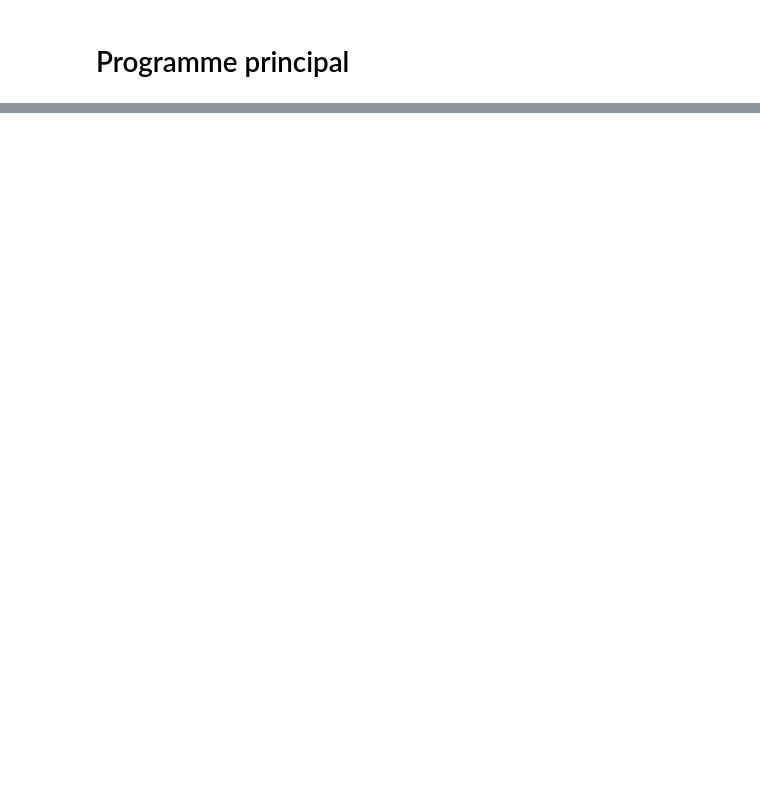
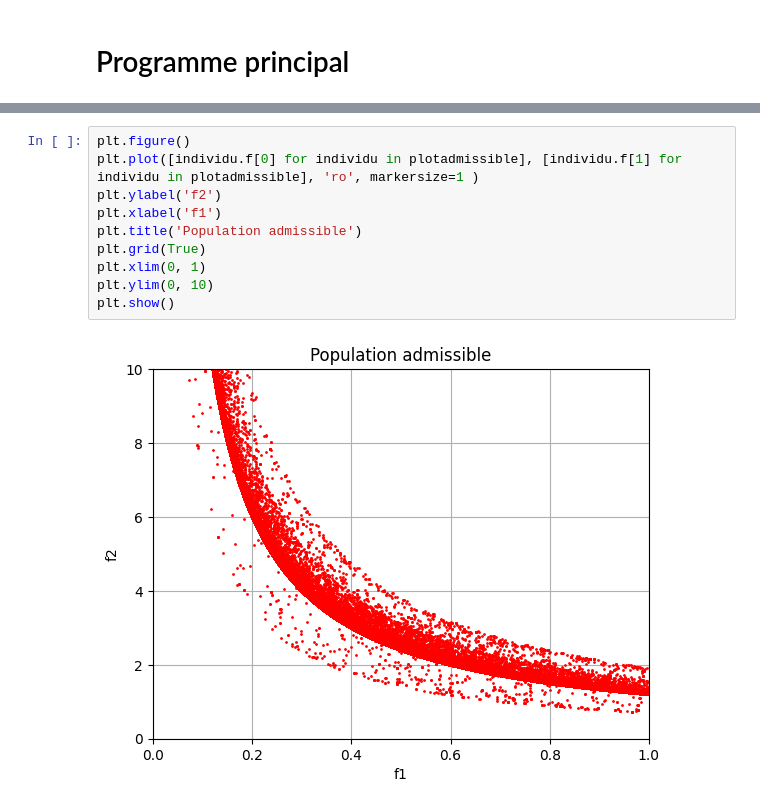
Before and after one commit to Louis9551/Optimisation, a Jupyter notebook: Multi_Objectifs_Contraint.ipynb, the cells around one changed output, grey strips where cells are left out. Saved outputs shown, nothing was run; the diff lists cells and outputs as text; blank space fills up the shorter version.

```diff
--- a/Multi_Objectifs_Contraint.ipynb
+++ b/Multi_Objectifs_Contraint.ipynb
@@ -344,0 +399,12 @@ plot_pareto(population, Npop)
+# %%
+plt.figure()
+plt.plot([individu.f[0] for individu in plotadmissible], [individu.f[1] for individu in plotadmissible], 'ro', markersize=1 )
+plt.ylabel('f2')
+plt.xlabel('f1')
+plt.title('Population admissible')
+plt.grid(True)
+plt.xlim(0, 1)
+plt.ylim(0, 10)
+plt.show()
+# %% [output]
+[figure, added]
```
Also changed, not shown: parts of 5 cells of this notebook.
